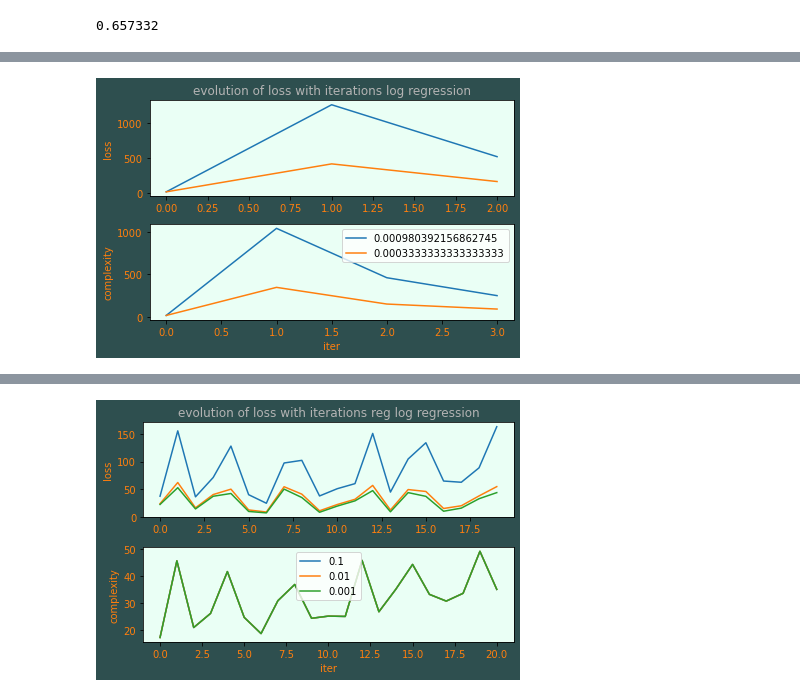
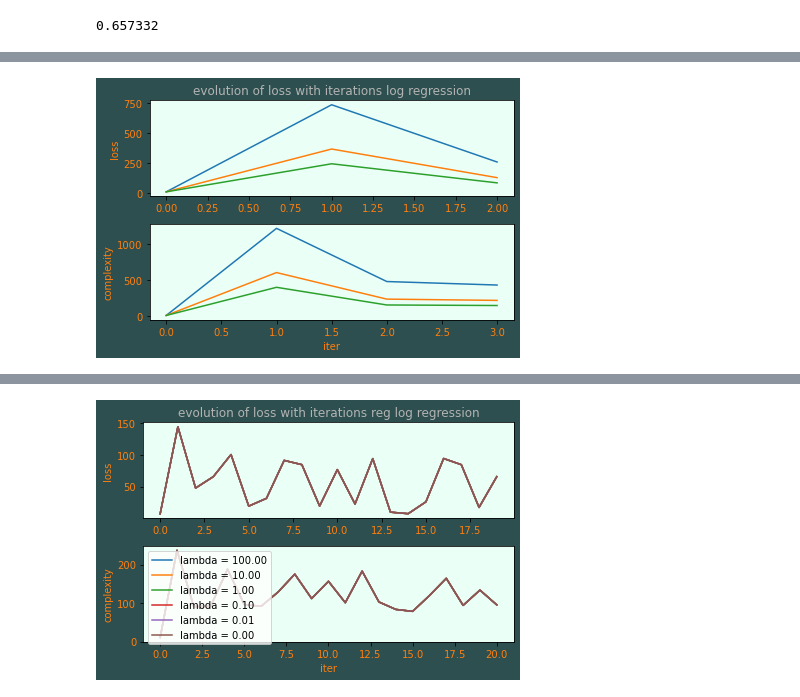
Before and after one commit to JeanBaptiste-dlb/project1_ML, a Jupyter notebook: project1/scripts/project1.ipynb, the cells around one changed output, grey strips where cells are left out. Saved outputs shown, nothing was run; the diff lists cells and outputs as text; code cells hidden in the pictures.

```diff
--- a/project1/scripts/project1.ipynb
+++ b/project1/scripts/project1.ipynb
@@ -83,7 +86,7 @@ gammas=[]
 for i in range(1,4):
     gamma=1/(500*i)
     gammas.append(gamma)
-    weights, losses = get_w_loss(y,implementations.build_poly(tX,4),2,1,max_iters=60,gamma=gamma,store=True)
+    weights, losses = get_w_loss(y,implementations.build_poly(tX,4),2,1,max_iters=150,gamma=gamma,store=True)
     axs[0].plot(losses)
     axs[1].plot([np.linalg.norm(item) for item in weights])
 legend = list(map(lambda x: "gamma = {:.4f}".format(x),gammas))
@@ -98,5 +101,4 @@ axs[0].tick_params(labelcolor='tab:orange')
 axs[1].tick_params(labelcolor='tab:orange')
 plt.savefig("../visualisations/loss_complexity_vs_iter_sGD.png")
 plt.tight_layout()
-print(weights[-1])
 # %% [output]
@@ -192,10 +170,10 @@ ValueError: Invalid RGBA argument: 'tab: orange'
 # %%
 fig, axs = plt.subplots(2,1,facecolor=(.18, .31, .31))
 gammas=[]
-for i in range(1,3):
-    gamma=5/(100**i+5000)
+for i in range(1,4):
+    gamma=5/(2000*i)
     gammas.append(gamma)
-    weights, losses = get_w_loss(y,implementations.build_poly(tX,4),5,1,max_iters=50,gamma=gamma,store=True)
+    weights, losses = get_w_loss(y,implementations.build_poly(tX,4),5,1,max_iters=25,gamma=gamma,store=True)
     axs[0].plot(losses)
     axs[1].plot([np.linalg.norm(item) for item in weights])
 legend = list(map(lambda x: "gamma = {:.2f}".format(x),gammas))
@@ -210,15 +188,15 @@ axs[1].tick_params(labelcolor='tab:orange')
 plt.savefig("../visualisations/loss complexity vs iter log gamma varying.png")
 plt.tight_layout()
 # %% [output]
-[figure, old version]
+[figure, new version]
 # %%
 fig, axs = plt.subplots(2,1,facecolor=(.18, .31, .31))
 
 lambdas_=[]
-for i in range(1,4):
-    lambda_=1/10**i
+for i in range(1,7):
+    lambda_=1000/10**i
     lambdas_.append(lambda_)
-    weights, losses = get_w_loss(y,implementations.build_poly(tX,4),6,1,max_iters=20,gamma=0.00005,lambda_=lambda_,store=True,logs=True)
+    weights, losses = get_w_loss(y,implementations.build_poly(tX,4),6,1,max_iters=20,gamma=0.0005,lambda_=lambda_,store=True,logs=True)
     axs[0].plot(losses)
     axs[1].plot([np.linalg.norm(item) for item in weights])
 legend = list(map(lambda x: "lambda = {:.2f}".format(x),lambdas_))
@@ -230,6 +208,7 @@ axs[1].set_ylabel("complexity", color='tab:orange')
 axs[1].set_xlabel("iter",color='tab:orange')
 axs[0].tick_params(labelcolor='tab:orange')
 axs[1].tick_params(labelcolor='tab:orange')
+plt.legend(legend)
 plt.savefig("../visualisations/loss complexity vs iters reg log lambda varying.png")
 plt.tight_layout()
 # %% [output]
@@ -239,4 +221,4 @@ Current iteration=0, loss=22.24514235903088
-[figure, old version]
+[figure, new version]
 # %%
 fig, axs = plt.subplots(2,1,facecolor=(.18, .31, .31))
 gammas=[]
```
Also changed, not shown: parts of 11 cells of this notebook, 10 other files.
